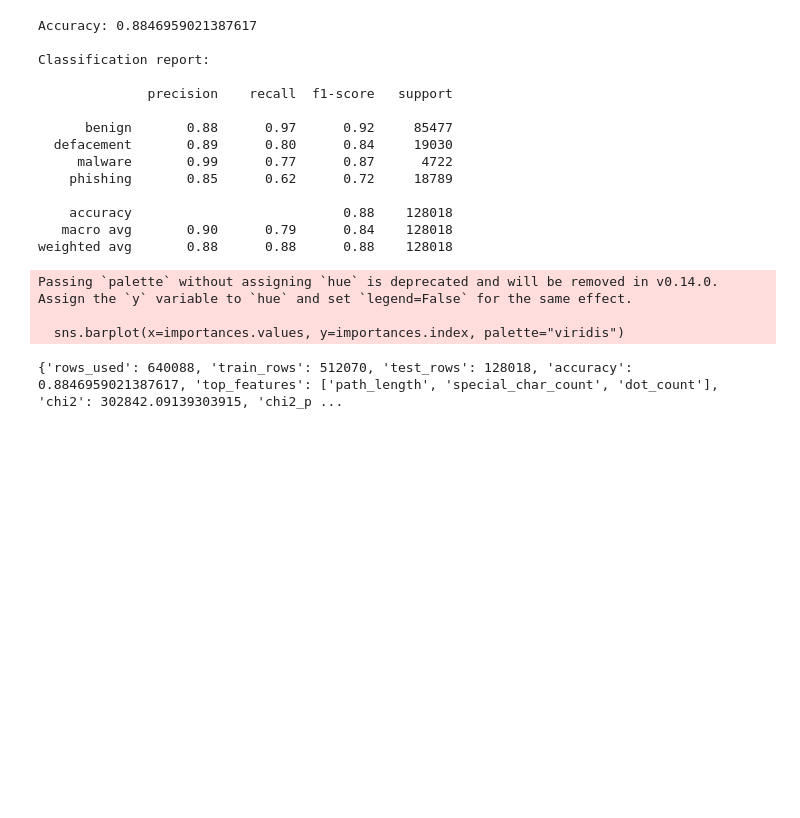
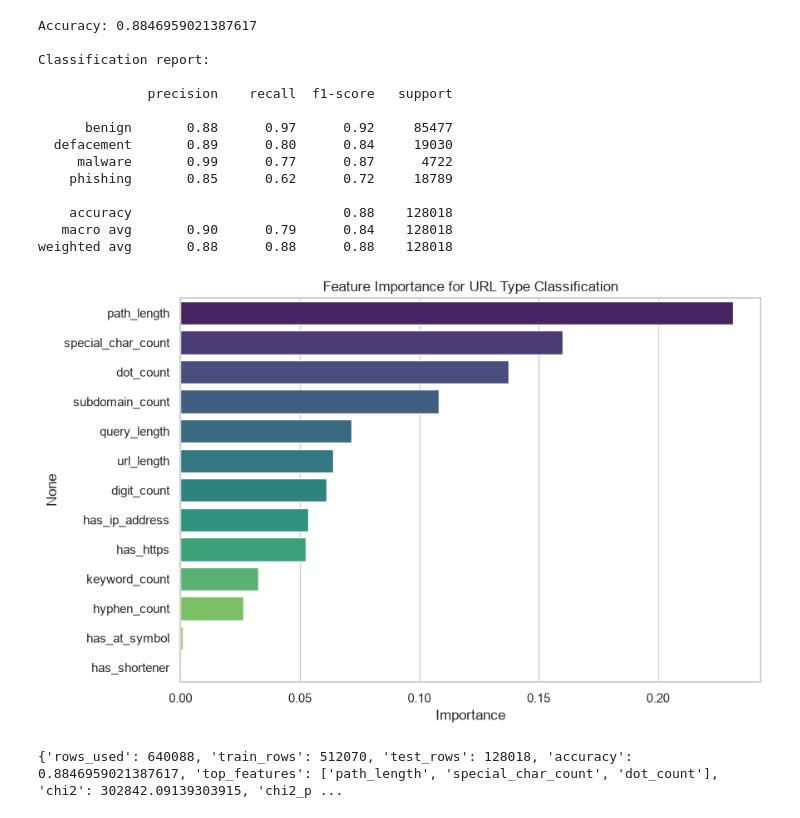
Before and after one commit to karthikchelluri2007/spam-message-analysis-malicious-urls, a Jupyter notebook: 06_Data_Analysis/06_data_analysis.ipynb, the cells around one changed output. Cells and saved outputs as stored; diff of their text form; code cells hidden in the pictures; blank space fills up the shorter version.

Commit message:
Run all notebooks with outputs, add charts and results

```diff
--- a/06_Data_Analysis/06_data_analysis.ipynb
+++ b/06_Data_Analysis/06_data_analysis.ipynb
@@ -120,17 +119,15 @@ weighted avg       0.88      0.88      0.88    128018
 # %%
 # Feature importance — which engineered features matter most for classifying URL type?
 importances = pd.Series(clf.feature_importances_, index=model_features).sort_values(ascending=False)
 
 plt.figure(figsize=(9, 6))
-sns.barplot(x=importances.values, y=importances.index, palette="viridis")
+sns.barplot(x=importances.values, y=importances.index, hue=importances.index, palette="viridis", legend=False)
 plt.title("Feature Importance for URL Type Classification")
 plt.xlabel("Importance")
 plt.savefig(GRAPH_DIR / "feature_importance.png", dpi=150, bbox_inches="tight")
 plt.show()
 # %% [output]
-Passing `palette` without assigning `hue` is deprecated and will be removed in v0.14.0. Assign the `y` variable to `hue` and set `legend=False` for the same effect.
-
-  sns.barplot(x=importances.values, y=importances.index, palette="viridis")
+[figure, added]
 # %%
 # ---- Save model outputs for Stage 7 and Stage 8 ----
 report_text = classification_report(y_test, y_pred, target_names=le.classes_)
```
Also changed, not shown: parts of 1 cell of this notebook, 11 other files.
